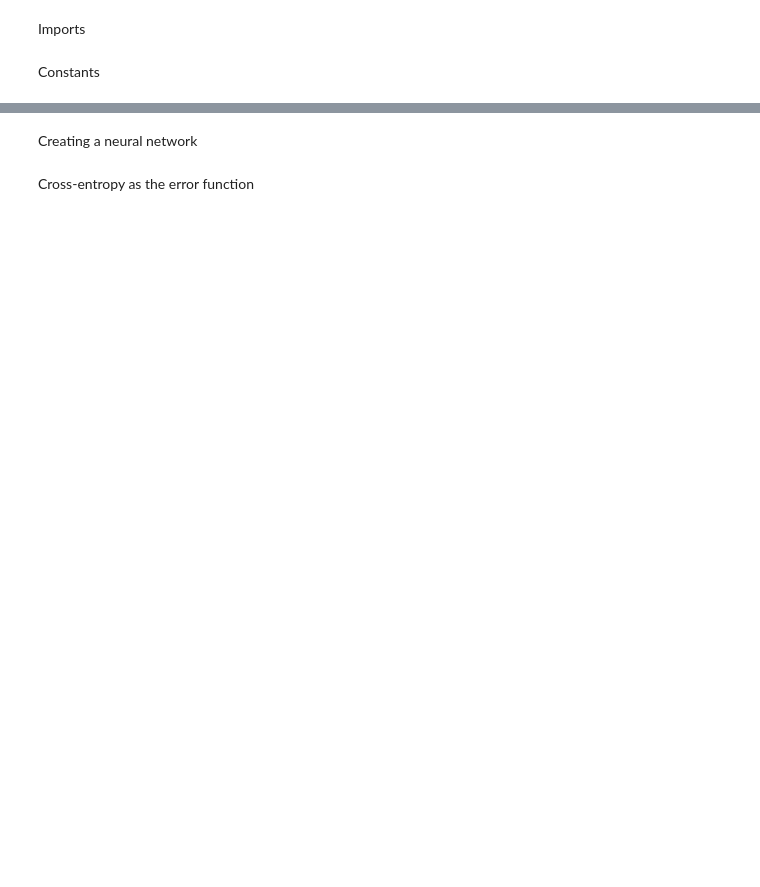
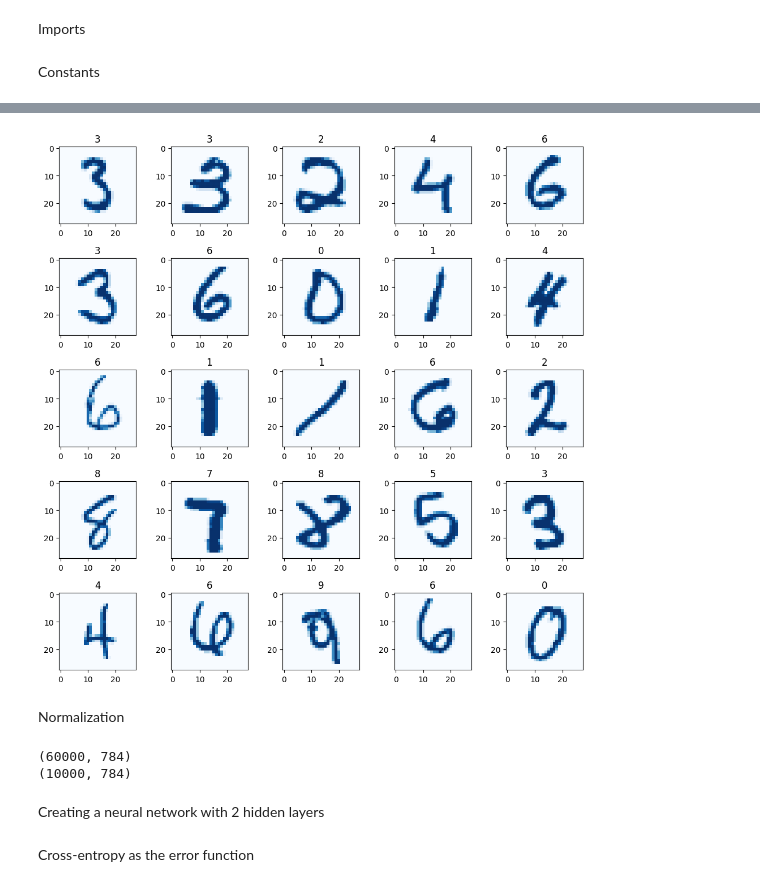
Before and after one commit to Matajur/Python-Data, a Jupyter notebook: homework_08/Hw8.ipynb, the cells around one changed output, grey strips where cells are left out. Drawn from its saved outputs; the diff is of its cells as text; code cells hidden in the pictures; blank space fills up the shorter version.

```diff
--- a/homework_08/Hw8.ipynb
+++ b/homework_08/Hw8.ipynb
@@ -45,0 +45,12 @@ DataSet
+# %%
+# (x_train, y_train), (x_test, y_test) = mnist.load_data()
+(x_train, y_train), (x_test, y_test) = tf.keras.datasets.mnist.load_data()
+
+print(x_train.shape)  # matric images of numbers
+print(x_test.shape)
+
+print(y_train.shape)  # labels of the numbers
+print(y_test.shape)
+
+print(x_test[0])  # graphic image of the number 7 converted to digital matrix
+print(y_test[0])  # label of the image - number 7
@@ -46 +75,22 @@ DataSet
+# %%
+def display_25_random_examples(examples, labels):
+    plt.figure(figsize=(10, 10))
+
+    for i in range(25):
+        idx = np.random.randint(0, examples.shape[0] - 1)
+        img = examples[idx]
+        label = labels[idx]
+
+        plt.subplot(5, 5, i + 1)  # subplots with numbers organized in 5 rows & columns
+        plt.title(str(label))
+        plt.tight_layout()  # regulates spaces between subplots with numbers
+        plt.imshow(img, cmap="Blues")  # prints matrices with "Blues" color scheme
+
+    plt.show()
+# %%
+display_25_random_examples(x_test, y_test)
+# %% [output]
+[figure, added]
+# %% [markdown]
+Normalization
 # %%
@@ -61,6 +107,12 @@ train_data = tf.data.Dataset.from_tensor_slices((x_train, y_train))
 train_data = train_data.repeat().shuffle(5000).batch(batch_size).prefetch(1)
+# %%
+print(x_train_vector.shape)  # (60000, 784) before normalization was (60000, 28, 28)
+print(x_test_vector.shape)  # (10000, 784) before normalization was (10000, 28, 28)
+# %% [output]
+(60000, 784)
+(10000, 784)
 # %% [markdown]
-Creating a neural network
+Creating a neural network with 2 hidden layers
 # %%
 class DenseLayer(tf.Module):
     def __init__(self, in_features, out_features, name=None):
```
Also changed, not shown: parts of 16 cells of this notebook, 1 other file.
